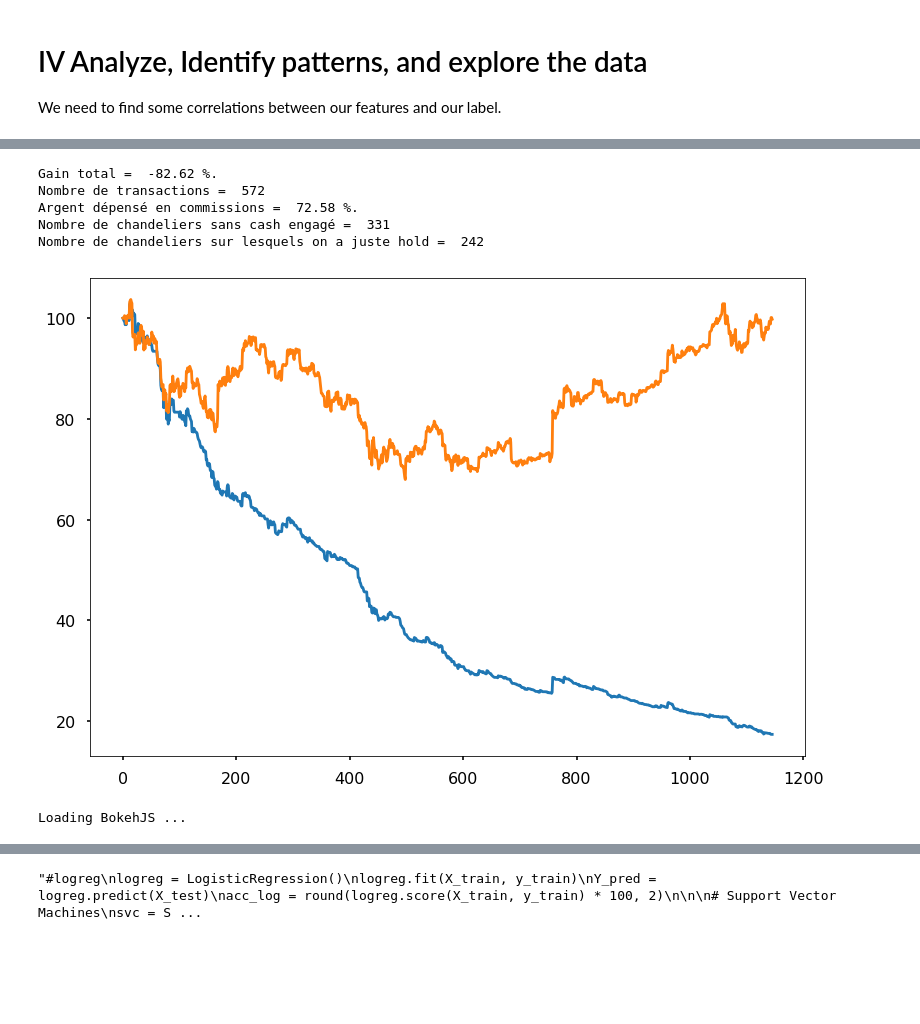
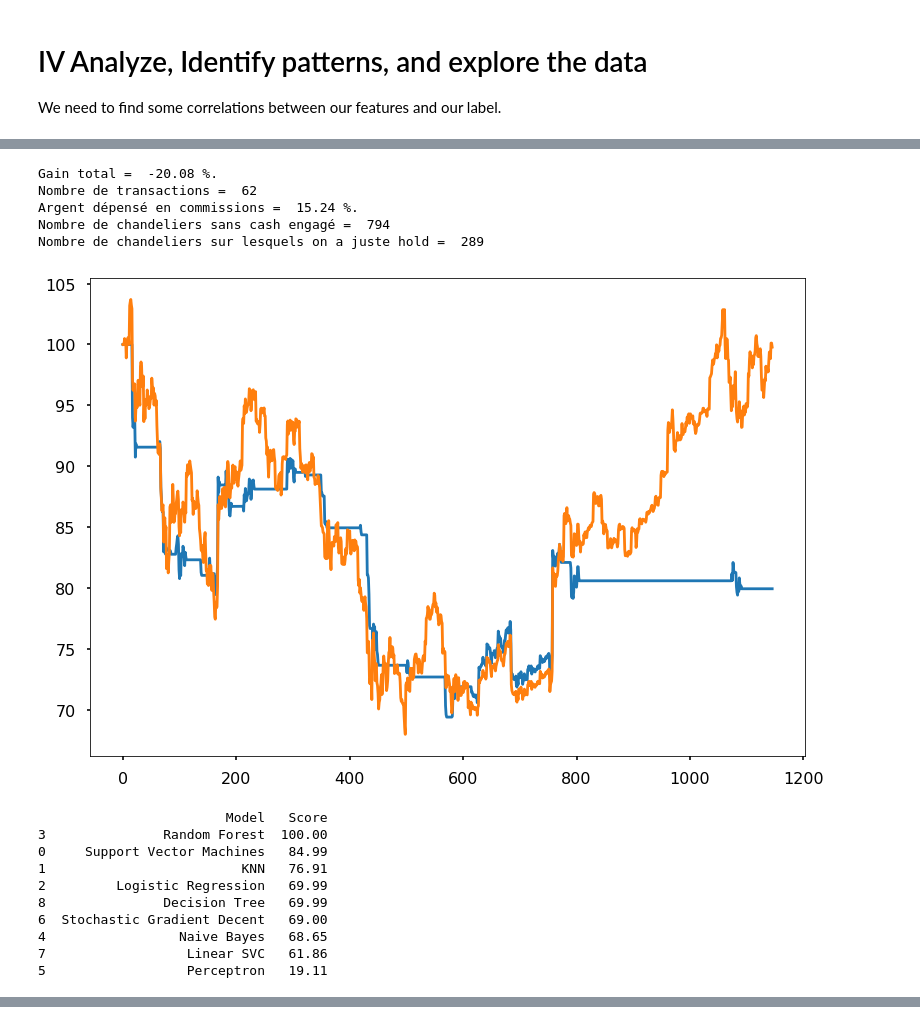
Before and after one commit to florent19961/Trading_bot, a Jupyter notebook: data_analysis/Machine_Learning_first_approach.ipynb, the cells around one changed output, grey strips where cells are left out. Cells and saved outputs as stored; diff of their text form; code cells hidden in the pictures; blank space fills up the shorter version.

```diff
--- a/data_analysis/Machine_Learning_first_approach.ipynb
+++ b/data_analysis/Machine_Learning_first_approach.ipynb
@@ -39,11 +39,9 @@ Once we have import our csv file, we need to create some features that could be
 # %%
 import pandas as pd
 import numpy as np
-from sklearn.neighbors import KNeighborsClassifier
-#from sklearn.linear_model import LogisticRegression
-from sklearn.ensemble import RandomForestClassifier
+import results
+import matplotlib.pyplot as plt
 
-import matplotlib.pyplot as plt
 plt.style.use('seaborn-poster')
 
 file_name = 'btc_eur_3600.csv'
@@ -57,8 +55,6 @@ df_primary['bdb_high_n'] = df_primary['bdb_high'] / df_primary['opening_price']
 df_primary['bdb_low_n'] = df_primary['bdb_low'] / df_primary['opening_price']
 df_primary['high_price_n'] = df_primary['high_price'] / df_primary['opening_price']
 df_primary['low_price_n'] = df_primary['low_price'] / df_primary['opening_price']
-#df_primary['mme12_n'] = df_primary['mme12'] / df_primary['opening_price']
-#df_primary['mme26_n'] = df_primary['mme26'] / df_primary['opening_price']
 df_primary['macd_n'] = df_primary['macd'] / df_primary['opening_price']
 df_primary['macd-1'] = df_primary['macd_n'].shift(1)
 df_primary['macd-2'] = df_primary['macd_n'].shift(2)
@@ -71,20 +67,16 @@ previous evolution"""
 df_primary['variation'] = (df_primary['closing_price'] - df_primary['opening_price']) / df_primary['opening_price']*100
 df_primary['var-1'] = df_primary['variation'].shift(1)
 df_primary['var-2'] = df_primary['variation'].shift(2)
-#df_primary['var-3'] = df_primary['variation'].shift(3)
 
 """MACD is one of the most important indicator in stock prices classic analysis, we are creating its derivate, and its
 second derivate to see if there is a correlation with the stock prices"""
 df_primary['macd_derivative_n'] = df_primary['macd_n'] - df_primary['macd_n'].shift(1)
-#df_primary['macd_second_derivative_n'] = df_primary['macd_n'] + df_primary['macd_n'].shift(2)
 df_primary['macd_second_derivative_n'] = df_primary['macd_derivative_n'] - df_primary['macd_derivative_n'].shift(1)
-#df_primary['macd_third_derivative_n'] = df_primary['macd_second_derivative_n'] - df_primary['macd_second_derivative_n'].shift(1)
-#df_primary['derivate_stochastic'] = df_primary['stochastic'] - df_primary['stochastic'].shift(1)
 
 """Volatility"""
 df_primary['volatility'] = df_primary['high_price_n'] - df_primary['low_price_n']
-#df_primary['derivate_volatility'] = df_primary['volatility'] - df_primary['volatility'].shift(1)
-#df_primary['derivate_volume'] = df_primary['volume'] - df_primary['volume'].shift(1)
+df_primary['derivate_volatility'] = df_primary['volatility'] - df_primary['volatility'].shift(1)
+df_primary['derivate_volume'] = df_primary['volume'] - df_primary['volume'].shift(1)
 
 """redudancy variables dropped"""
 
@@ -99,7 +91,7 @@ df_primary = df_primary.drop('high_price', axis = 1)
 df_primary = df_primary.drop('length', axis = 1)
 df_primary = df_primary.drop('date', axis = 1)
 df_primary = df_primary.drop('macd', axis = 1)
-#df_primary = df_primary.drop('timestamp', axis = 1)
+df_primary = df_primary.drop('timestamp', axis = 1)
 
 """On décale d'un cran notre variation afin de pouvoir faire une étude cohérente"""
 
@@ -118,7 +110,7 @@ def label(data_row, seuil = 0.3):
     else:
         return 0
 
-df_primary['label'] = df_primary.apply(label, args = (0,), axis=1)
+df_primary['label'] = df_primary.apply(label, args = (1,), axis=1)
 df_training = df_primary.copy()
 
 df_training = df_training.drop('variation', axis = 1)
@@ -391,7 +181,7 @@ X = np.array(df_training.drop('label',1))
 y = np.array(df_training['label'])
 X_train, X_test, y_train, y_test = X[:int(len(X)*0.8)], X[int(len(X)*0.8):], y[:int(len(X)*0.8)], y[int(len(X)*0.8):]
 # %%
-# machine learning
+# Machine learning
 from sklearn.linear_model import LogisticRegression
 from sklearn.svm import SVC, LinearSVC
 from sklearn.ensemble import RandomForestClassifier
@@ -401,32 +191,33 @@ from sklearn.linear_model import Perceptron
 from sklearn.linear_model import SGDClassifier
 from sklearn.tree import DecisionTreeClassifier
 
-#useful to create the market_prices list
+# Useful to create the market_prices list
 dh = df.iloc[4577:,:]
 
-#classifier
+# Classifier
 clf = RandomForestClassifier()
 clf.fit(X_train, y_train)
 predictions = clf.predict(X_test).tolist()
-#score
+
+# Score
 score = clf.score(X_train, y_train)
 
 market_prices = dh['variation'].values.tolist()
 
-decisions_results = strategy_based_results(predictions, market_prices, fee_rate = 0.3)
-market_var = buy_hold_results(market_prices)
+decisions_results = results.strategy_based_results(predictions, market_prices, fee_rate = 0.3)
+market_var = results.buy_hold_results(market_prices)
 L = [i for i in range(len(decisions_results))]
 
-#affichage de nos résultats
+# Results display
 plt.plot(L, decisions_results)
 plt.plot(L, market_var)
 plt.show()
 
-#bokeh graph
+# Bokeh graph
 label = dh['label'].values.tolist()
-plot_strategy_with_labels(label, predictions, market_var, decisions_results, notebook=True)
+results.plot_strategy_with_labels(label, predictions, decisions_results, notebook=False)
 
-"""#logreg
+# Logreg
 logreg = LogisticRegression()
 logreg.fit(X_train, y_train)
 Y_pred = logreg.predict(X_test)
@@ -440,7 +231,7 @@ Y_pred = svc.predict(X_test)
 acc_svc = round(svc.score(X_train, y_train) * 100, 2)
 
 
-#kNN
+# kNN
 knn = KNeighborsClassifier(n_neighbors = 3)
 knn.fit(X_train, y_train)
 Y_pred = knn.predict(X_test)
@@ -498,7 +289,7 @@ models = pd.DataFrame({
               acc_sgd, acc_linear_svc, acc_decision_tree]})
 print(models.sort_values(by='Score', ascending=False))
 
-#logreg
+# Logreg
 acc_log_test = round(logreg.score(X_test, y_test) * 100, 2)
 
 
@@ -506,7 +297,7 @@ acc_log_test = round(logreg.score(X_test, y_test) * 100, 2)
 acc_svc_test = round(svc.score(X_test, y_test) * 100, 2)
 
 
-#kNN
+# kNN
 acc_knn_test = round(knn.score(X_test, y_test) * 100, 2)
 
 
@@ -515,38 +306,47 @@ acc_gaussian_test = round(gaussian.score(X_test, y_test) * 100, 2)
 
 # Perceptron
 acc_perceptron_test = round(perceptron.score(X_test, y_test) * 100, 2)
 
 
 # Linear SVC
 acc_linear_svc_test = round(linear_svc.score(X_test, y_test) * 100, 2)
 
 
 # Stochastic Gradient Descent
 acc_sgd_test = round(sgd.score(X_test, y_test) * 100, 2)
 
 
 # Decision Tree
 acc_decision_tree_test = round(decision_tree.score(X_test, y_test) * 100, 2)
 
 
 # Random Forest
 acc_random_forest_test = round(random_forest.score(X_test, y_test) * 100, 2)
 
 
 test_models = pd.DataFrame({
     'Model': ['Support Vector Machines', 'KNN', 'Logistic Regression',
               'Random Forest', 'Naive Bayes', 'Perceptron',
               'Stochastic Gradient Decent', 'Linear SVC',
               'Decision Tree'],
     'Score': [acc_svc_test, acc_knn_test, acc_log_test,
               acc_random_forest_test, acc_gaussian_test, acc_perceptron_test,
               acc_sgd_test, acc_linear_svc_test, acc_decision_tree_test]})
-test_models.sort_values(by='Score', ascending=False)"""
+test_models.sort_values(by='Score', ascending=False)
 # %% [output]
-Gain total =  -82.62 %.
-Nombre de transactions =  572
-Argent dépensé en commissions =  72.58 %.
-Nombre de chandeliers sans cash engagé =  331
-Nombre de chandeliers sur lesquels on a juste hold =  242
+Gain total =  -20.08 %.
+Nombre de transactions =  62
+Argent dépensé en commissions =  15.24 %.
+Nombre de chandeliers sans cash engagé =  794
+Nombre de chandeliers sur lesquels on a juste hold =  289
-[figure, old version]
+[figure, new version]
-Loading BokehJS ...
+                        Model   Score
+3               Random Forest  100.00
+0     Support Vector Machines   84.99
+1                         KNN   76.91
+2         Logistic Regression   69.99
+8               Decision Tree   69.99
+6  Stochastic Gradient Decent   69.00
+4                 Naive Bayes   68.65
+7                  Linear SVC   61.86
+5                  Perceptron   19.11
@@ -556 +352,0 @@ Loading BokehJS ...
-"#logreg\nlogreg = LogisticRegression()\nlogreg.fit(X_train, y_train)\nY_pred = logreg.predict(X_test)\nacc_log = round(logreg.score(X_train, y_train) * 100, 2)\n\n\n# Support Vector Machines\nsvc = S ...
```
Also changed, not shown: parts of 13 cells of this notebook, 3 other files.
